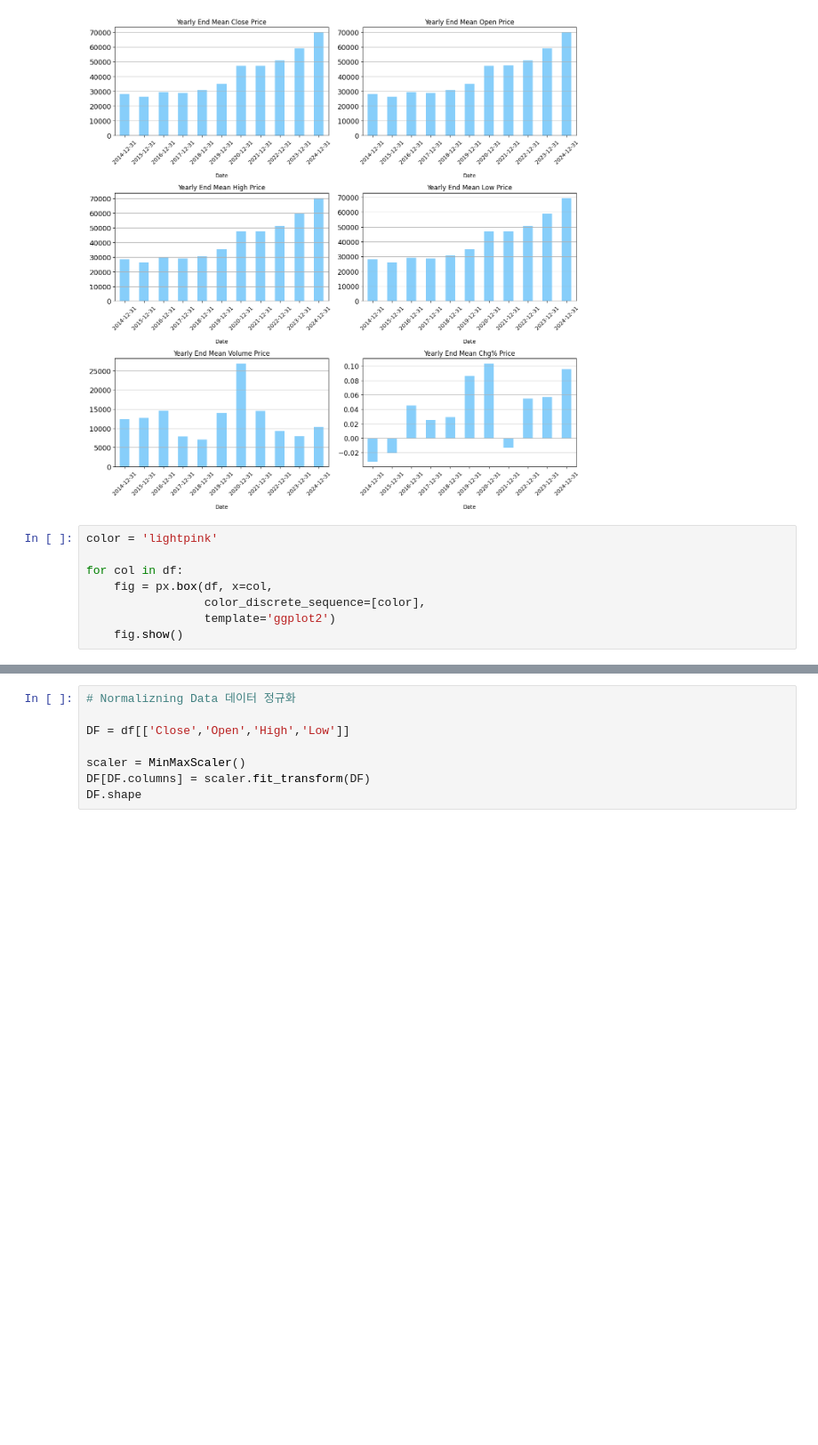
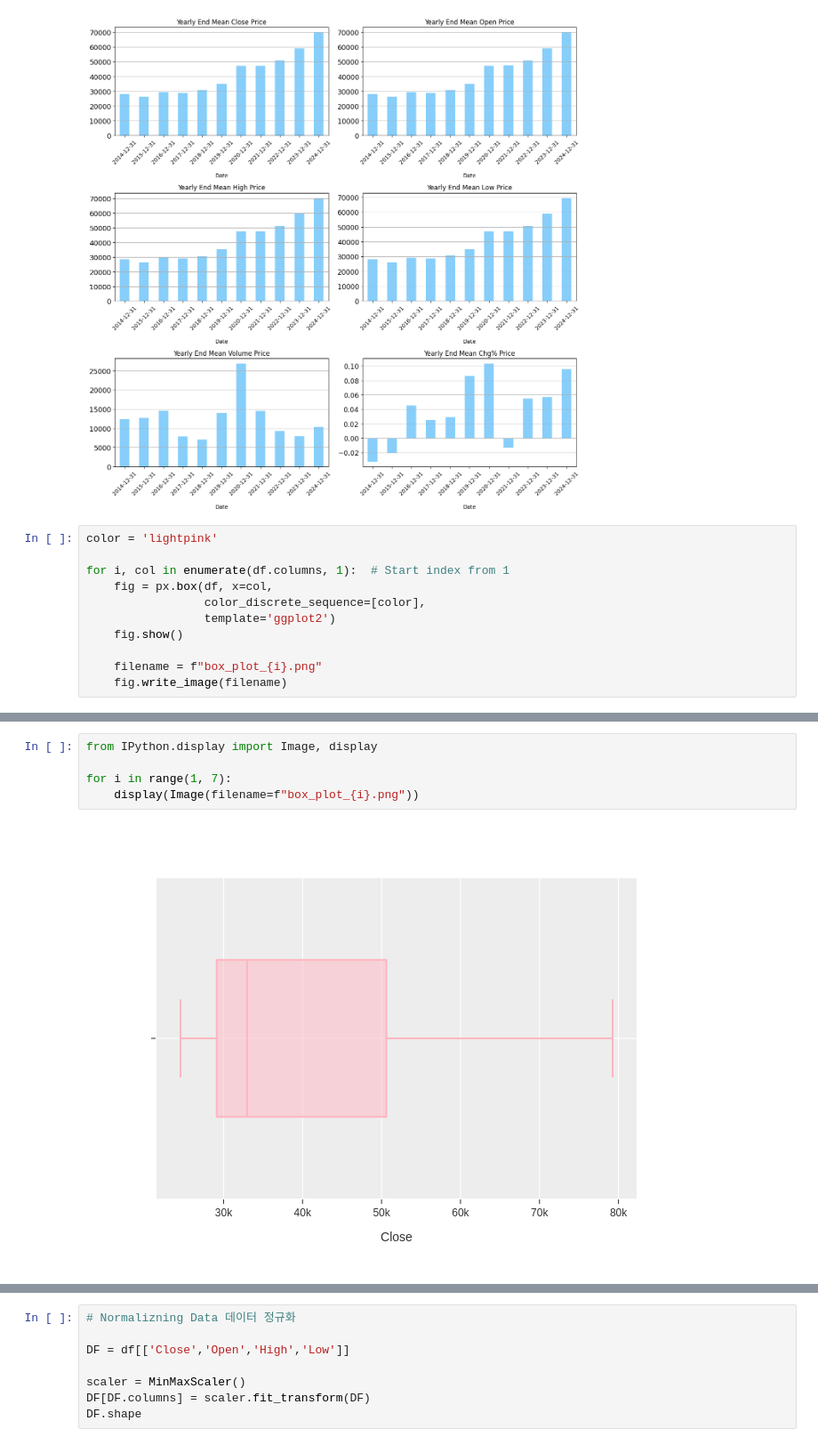
Before and after one commit to jwjang1/Gold-Price-Prediction, a Jupyter notebook: Gold_Price_Prerdiction_Model.ipynb, the cells around one changed output, grey strips where cells are left out. Shown at 89% size. Saved outputs shown, nothing was run; the diff lists cells and outputs as text; blank space fills up the shorter version.

```diff
--- a/Gold_Price_Prerdiction_Model.ipynb
+++ b/Gold_Price_Prerdiction_Model.ipynb
@@ -223,11 +221,14 @@ for column in df.columns:
 # %%
 color = 'lightpink'
 
-for col in df:
+for i, col in enumerate(df.columns, 1):  # Start index from 1
     fig = px.box(df, x=col,
                  color_discrete_sequence=[color],
                  template='ggplot2')
     fig.show()
+
+    filename = f"box_plot_{i}.png"
+    fig.write_image(filename)
 # %% [output]
 [interactive output not drawn]
 [interactive output not drawn]
@@ -235,3 +236,10 @@ for col in df:
 [interactive output not drawn]
 [interactive output not drawn]
 [interactive output not drawn]
+# %%
+from IPython.display import Image, display
+
+for i in range(1, 7):
+    display(Image(filename=f"box_plot_{i}.png"))
+# %% [output]
+[figure, added]
```
Also changed, not shown: parts of 2 cells of this notebook.
